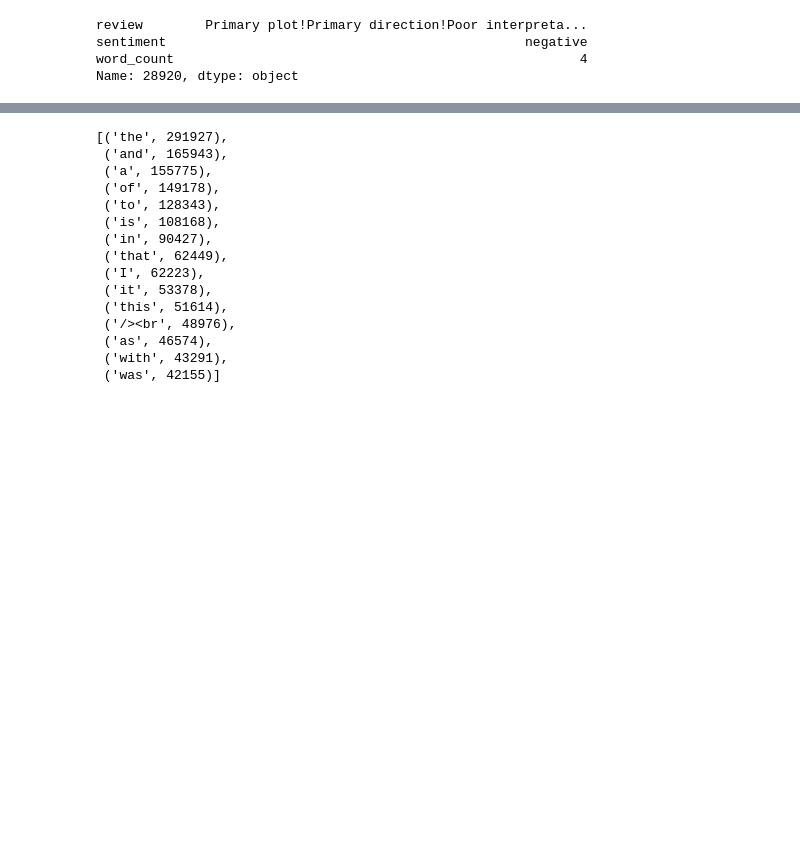
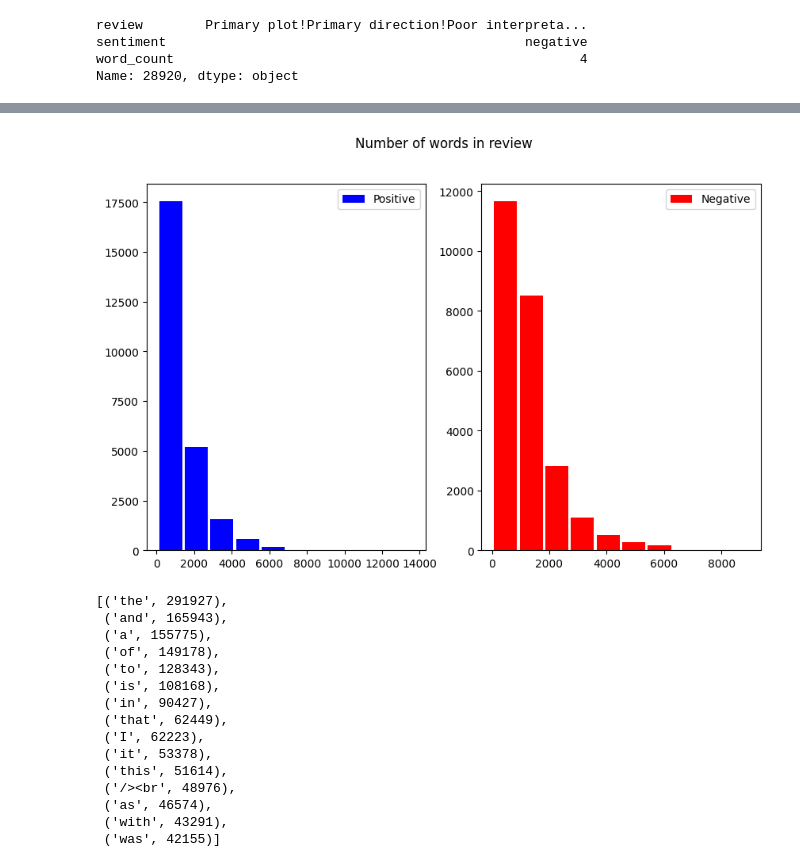
Before and after one commit to kekeke2k6-droid/sentiment-analysis, a Jupyter notebook: notebooks/sentiment_analysis/eda.ipynb, the cells around one changed output, grey strips where cells are left out. Saved outputs shown, nothing was run; the diff lists cells and outputs as text; code cells hidden in the pictures; blank space fills up the shorter version.

```diff
--- a/notebooks/sentiment_analysis/eda.ipynb
+++ b/notebooks/sentiment_analysis/eda.ipynb
@@ -85,3 +104,13 @@ Name: 28920, dtype: object
+# %%
+fig, ax = plt.subplots(1,2, figsize=(10,6))
+ax[0].hist(df[df['sentiment'] == 'positive']['review'].str.len(), label='Positive', color='blue', rwidth=0.9);
+ax[0].legend(loc='upper right');
+ax[1].hist(df[df['sentiment'] == 'negative']['review'].str.len(), label='Negative', color='red', rwidth=0.9);
+ax[1].legend(loc='upper right');
+fig.suptitle("Number of words in review")
+plt.show()
+# %% [output]
+[figure, added]
 # %%
 pos = df[df['sentiment'] == 'positive']
 neg = df[df['sentiment'] == 'negative']
```
Also changed, not shown: parts of 4 cells of this notebook.
